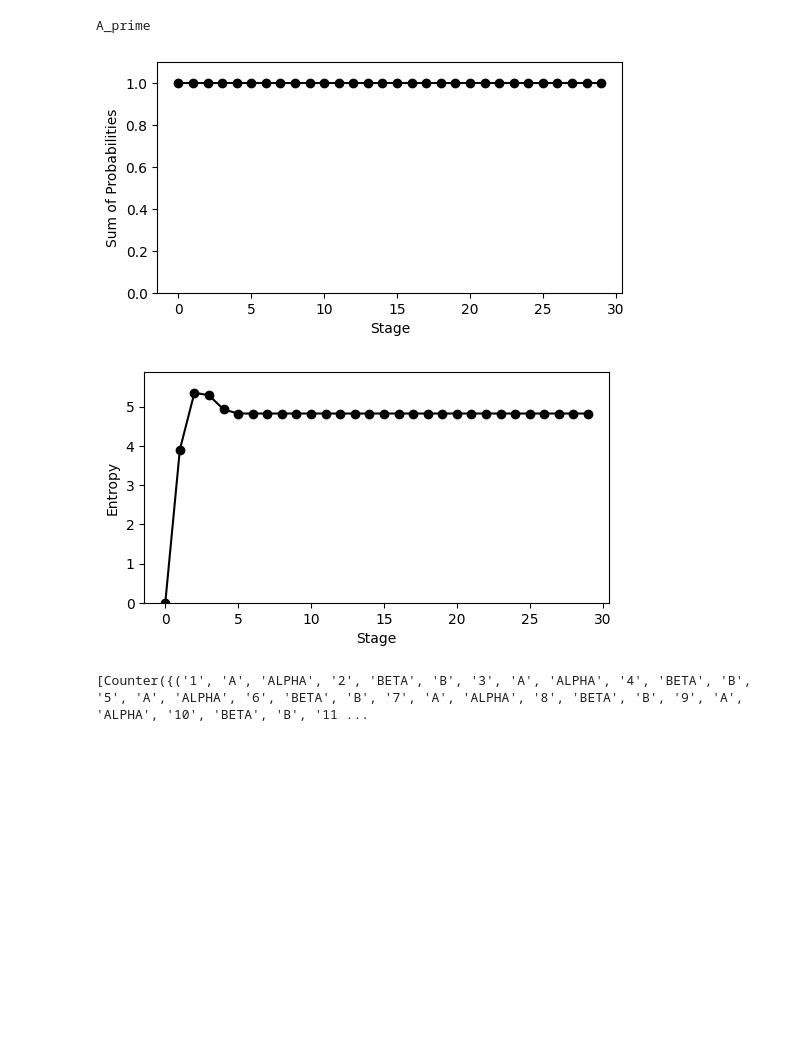
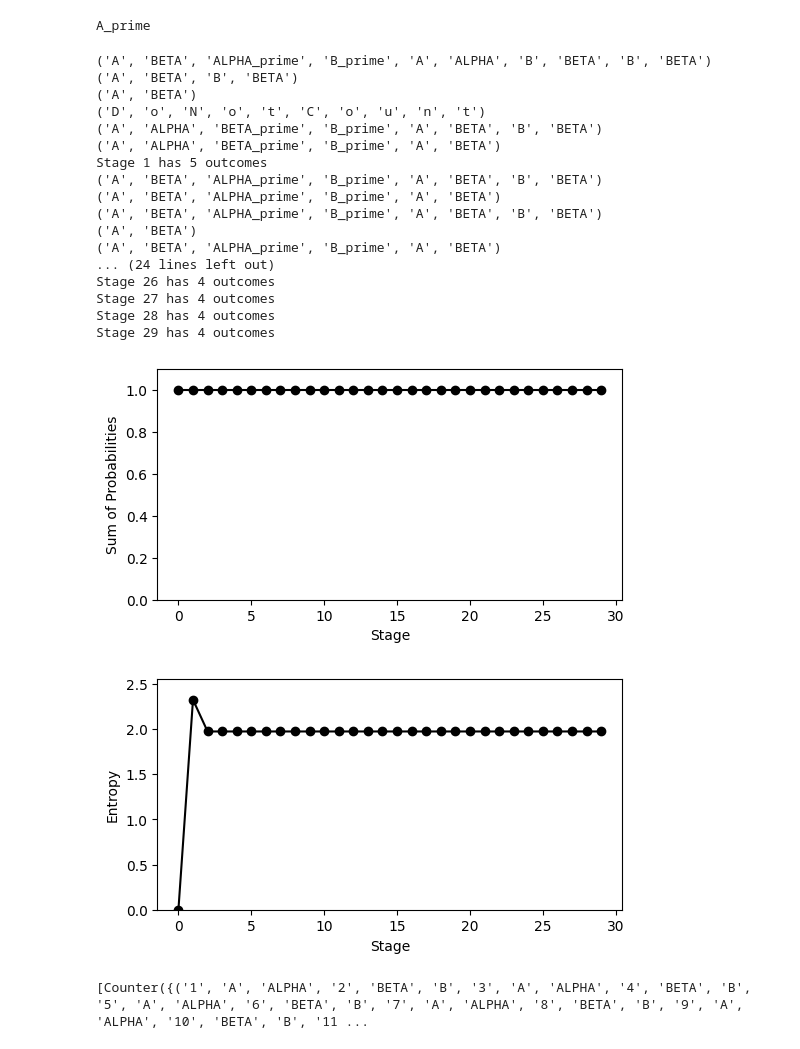
Before and after one commit to ThomasPanYongling/DNA-Recombinase, a Jupyter notebook: IS110 barcoding-absolute counting.ipynb, the cells around one changed output. Saved outputs shown, nothing was run; the diff lists cells and outputs as text; code cells hidden in the pictures; blank space fills up the shorter version.

```diff
--- a/IS110 barcoding-absolute counting.ipynb
+++ b/IS110 barcoding-absolute counting.ipynb
@@ -238,7 +210,7 @@ def detect_pair_BRA(DNA,site):
         DNA_window=DNA[i:i+site_length]
         if DNA_window == site:
             start_positions.append((i,'forward'))#computer positions
-        elif DNA_window[::-1] == site:
+        elif DNA_window == inverse_composite(site):
             start_positions.append((i,'backward'))#computer positions
 
 
@@ -255,13 +227,13 @@ def detect_pair_KET(DNA,site):
         DNA_window=DNA[i:i+site_length]
         if DNA_window == site:
             start_positions.append((i,'forward'))#computer positions
-        elif DNA_window[::-1] == site:
+        elif DNA_window == inverse_composite(site):
             start_positions.append((i,'backward'))#computer positions
 
     return start_positions
 # %%
 
-def probability_calculation(DNA,pairs_pool,numberofevents=1):
+def probability_calculation(DNA,pairs_pool,numberofevents=1,print_output=0):
     outcome_list=[]
 
     for _ in range(numberofevents):
@@ -292,12 +264,14 @@ def probability_calculation(DNA,pairs_pool,numberofevents=1):
                         choice1,choice2 = BRA_positions[i], KET_positions[j]
                         #print(choice1,choice2)
                         output = evaluate_colour_IS110(dna,choice1,choice2)
-                        #print(output)
+                        if print_output==1:
+                            formatted_output = tuple(output)
+                            print(formatted_output)
                         if output!='DoNotCount':
                             recombinase_acted += 1
-                            formatted_output = tuple(output)
 
-                            # print(f"stage {whichstage} dna {dna} recombinase {recombinase_acted} output: {formatted_output}")  # !!!Remove before flight
+
+                            #print(f"stage {whichstage} dna {dna} recombinase {recombinase_acted} output: {formatted_output}")  # !!!Remove before flight
 
                             thisinput[formatted_output] +=1
 
@@ -311,7 +285,7 @@ def probability_calculation(DNA,pairs_pool,numberofevents=1):
                     outcome_list[whichstage][key] += thisinput[key]*probs/normfactor
 
     # Check to see if normalisation is preserved
-
+        print(f"Stage {whichstage} has {len(outcome_list[whichstage])} outcomes")
     probsum = np.zeros(numberofevents)
     entropy = np.zeros(numberofevents)
     for stage in range(numberofevents):
@@ -336,12 +310,30 @@ def probability_calculation(DNA,pairs_pool,numberofevents=1):
 # %%
 
 #pairs_pool=[(['A','ALPHA'],['BETA','B']),(['A','BETA_prime'],['ALPHA_prime','B']),(['A','ALPHA'],['ALPHA','A'])]
 #pairs_pool=[(['A','ALPHA'],['ALPHA','A'])]
+DNA=['A', 'ALPHA', 'BETA_prime', 'B_prime', 'A', 'ALPHA', 'B','BETA','B','BETA']
 pairs_pool=[(['A','ALPHA'],['B','BETA'])]
-stored_data= probability_calculation(initial_dna_sequence,pairs_pool,numberofevents=30)
+stored_data= probability_calculation(DNA,pairs_pool,numberofevents=30,print_output=1)
 # %% [output]
+('A', 'BETA', 'ALPHA_prime', 'B_prime', 'A', 'ALPHA', 'B', 'BETA', 'B', 'BETA')
+('A', 'BETA', 'B', 'BETA')
+('A', 'BETA')
+('D', 'o', 'N', 'o', 't', 'C', 'o', 'u', 'n', 't')
+('A', 'ALPHA', 'BETA_prime', 'B_prime', 'A', 'BETA', 'B', 'BETA')
+('A', 'ALPHA', 'BETA_prime', 'B_prime', 'A', 'BETA')
+Stage 1 has 5 outcomes
+('A', 'BETA', 'ALPHA_prime', 'B_prime', 'A', 'BETA', 'B', 'BETA')
+('A', 'BETA', 'ALPHA_prime', 'B_prime', 'A', 'BETA')
+('A', 'BETA', 'ALPHA_prime', 'B_prime', 'A', 'BETA', 'B', 'BETA')
+('A', 'BETA')
+('A', 'BETA', 'ALPHA_prime', 'B_prime', 'A', 'BETA')
+... (24 lines left out)
+Stage 26 has 4 outcomes
+Stage 27 has 4 outcomes
+Stage 28 has 4 outcomes
+Stage 29 has 4 outcomes
 [figure]
-[figure, old version]
+[figure, new version]
 # %%
 print(stored_data)
 # %% [output]
```
Also changed, not shown: parts of 5 cells of this notebook, 1 other file.
